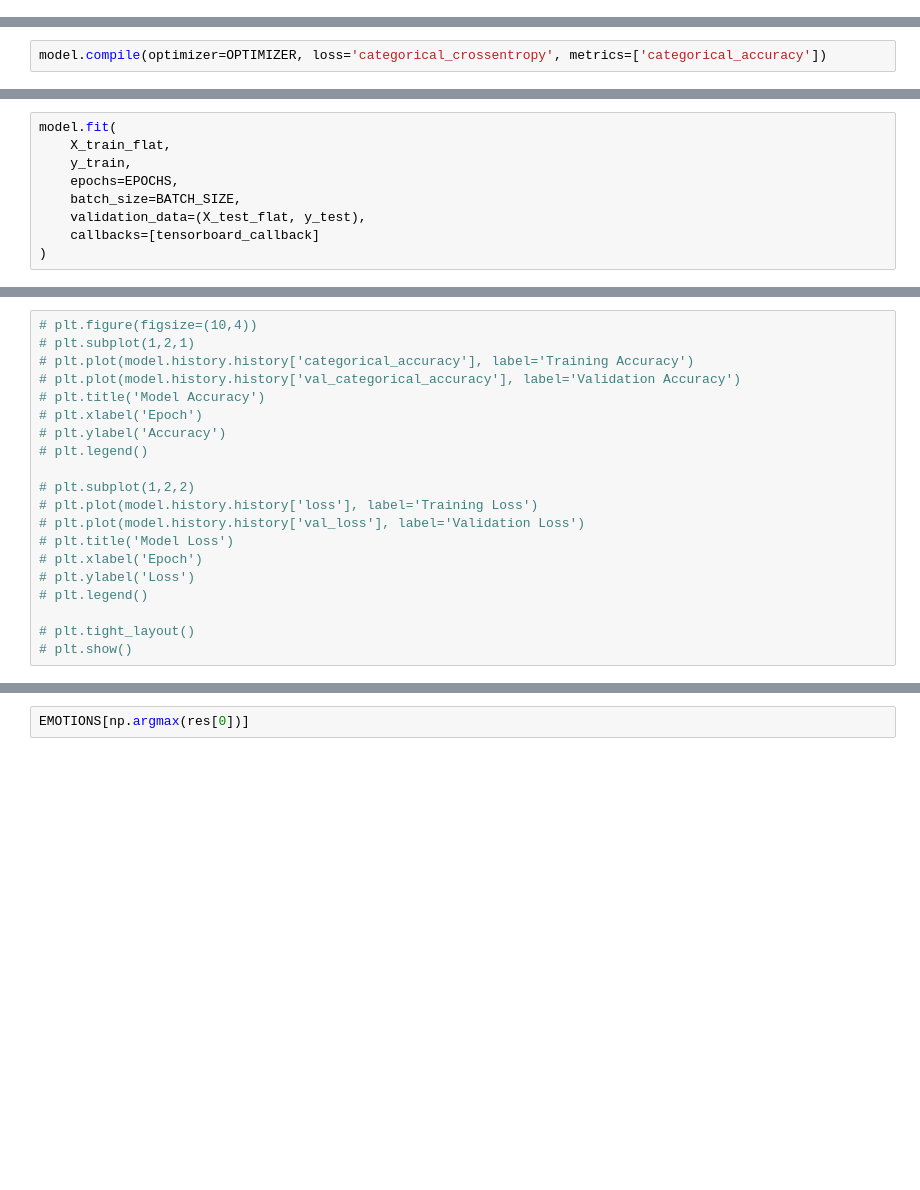
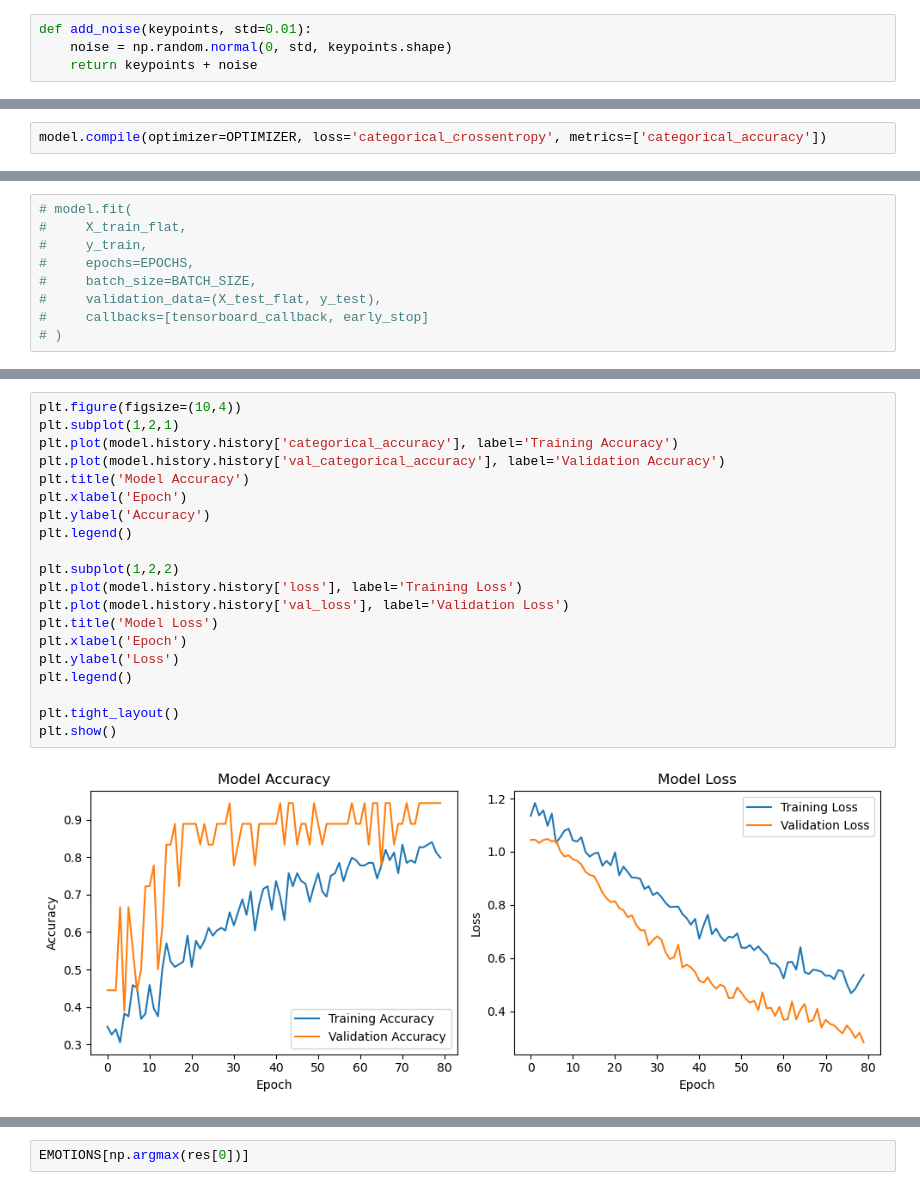
Before and after one commit to AnnaKompan/mpholistic_cloud, a Jupyter notebook: backend/model.ipynb, the cells around one changed output, grey strips where cells are left out. Saved outputs shown, nothing was run; the diff lists cells and outputs as text; blank space fills up the shorter version.

Commit message:
plots

```diff
--- a/backend/model.ipynb
+++ b/backend/model.ipynb
@@ -155,3 +155,7 @@ X_train.shape, y_train.shape, X_test.shape, y_test.shape
 # FOR MLP
 X_train_flat = X_train[:,0,:]
 X_test_flat = X_test[:,0,:]
+# %%
+def add_noise(keypoints, std=0.01):
+    noise = np.random.normal(0, std, keypoints.shape)
+    return keypoints + noise
@@ -194,9 +262,9 @@ model.compile(optimizer=OPTIMIZER, loss='categorical_crossentropy', metrics=['ca
 # %%
-model.fit(
-    X_train_flat,
-    y_train,
-    epochs=EPOCHS,
-    batch_size=BATCH_SIZE,
-    validation_data=(X_test_flat, y_test),
-    callbacks=[tensorboard_callback]
-)
+# model.fit(
+#     X_train_flat,
+#     y_train,
+#     epochs=EPOCHS,
+#     batch_size=BATCH_SIZE,
+#     validation_data=(X_test_flat, y_test),
+#     callbacks=[tensorboard_callback, early_stop]
+# )
@@ -241,23 +296,25 @@ Model: "sequential"
 # %%
-# plt.figure(figsize=(10,4))
-# plt.subplot(1,2,1)
-# plt.plot(model.history.history['categorical_accuracy'], label='Training Accuracy')
-# plt.plot(model.history.history['val_categorical_accuracy'], label='Validation Accuracy')
-# plt.title('Model Accuracy')
-# plt.xlabel('Epoch')
-# plt.ylabel('Accuracy')
-# plt.legend()
+plt.figure(figsize=(10,4))
+plt.subplot(1,2,1)
+plt.plot(model.history.history['categorical_accuracy'], label='Training Accuracy')
+plt.plot(model.history.history['val_categorical_accuracy'], label='Validation Accuracy')
+plt.title('Model Accuracy')
+plt.xlabel('Epoch')
+plt.ylabel('Accuracy')
+plt.legend()
 
-# plt.subplot(1,2,2)
-# plt.plot(model.history.history['loss'], label='Training Loss')
-# plt.plot(model.history.history['val_loss'], label='Validation Loss')
-# plt.title('Model Loss')
-# plt.xlabel('Epoch')
-# plt.ylabel('Loss')
-# plt.legend()
+plt.subplot(1,2,2)
+plt.plot(model.history.history['loss'], label='Training Loss')
+plt.plot(model.history.history['val_loss'], label='Validation Loss')
+plt.title('Model Loss')
+plt.xlabel('Epoch')
+plt.ylabel('Loss')
+plt.legend()
 
-# plt.tight_layout()
-# plt.show()
+plt.tight_layout()
+plt.show()
+# %% [output]
+[figure, added]
 # %%
 res = model.predict(X_test_flat)
 # %% [output]
```
Also changed, not shown: parts of 19 cells of this notebook, 2 other files.
